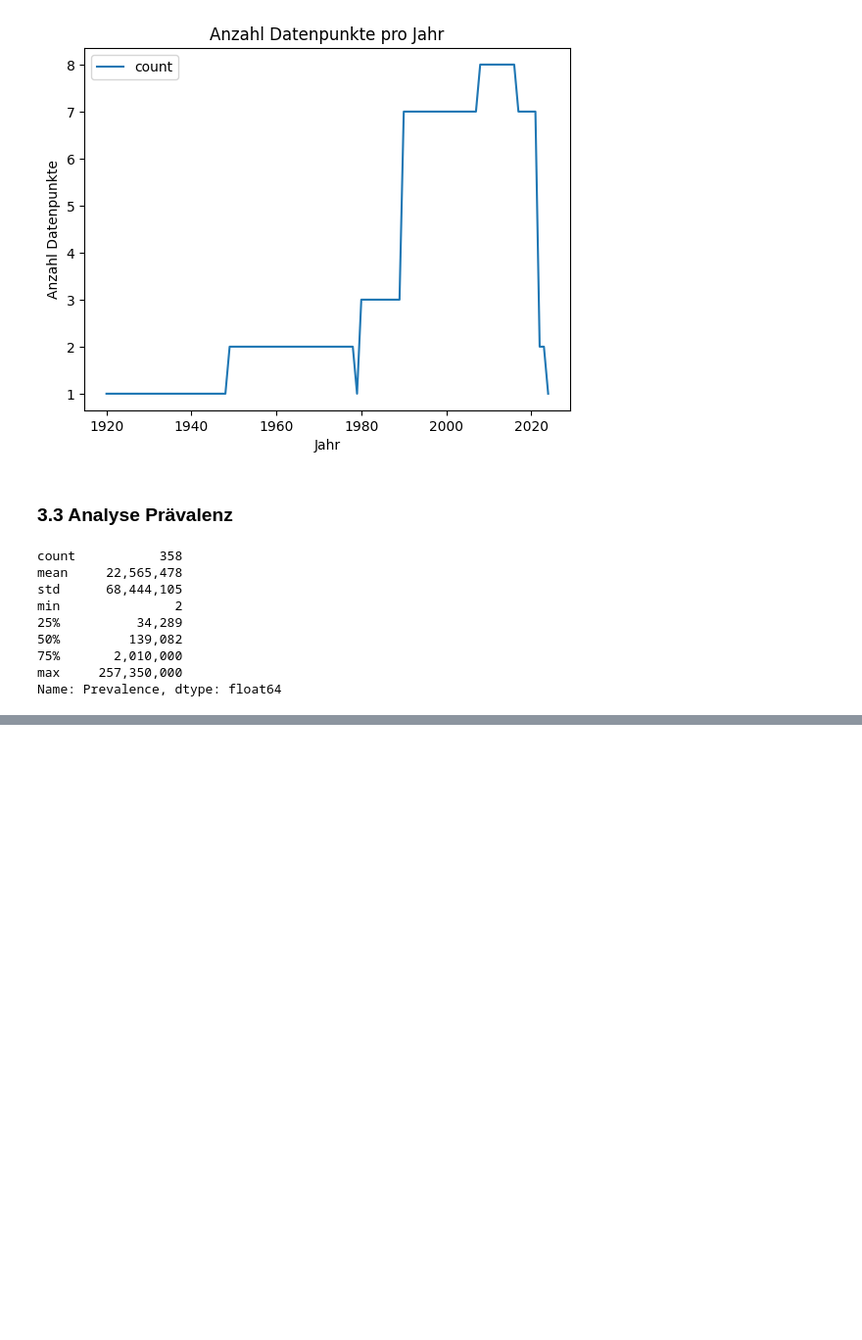
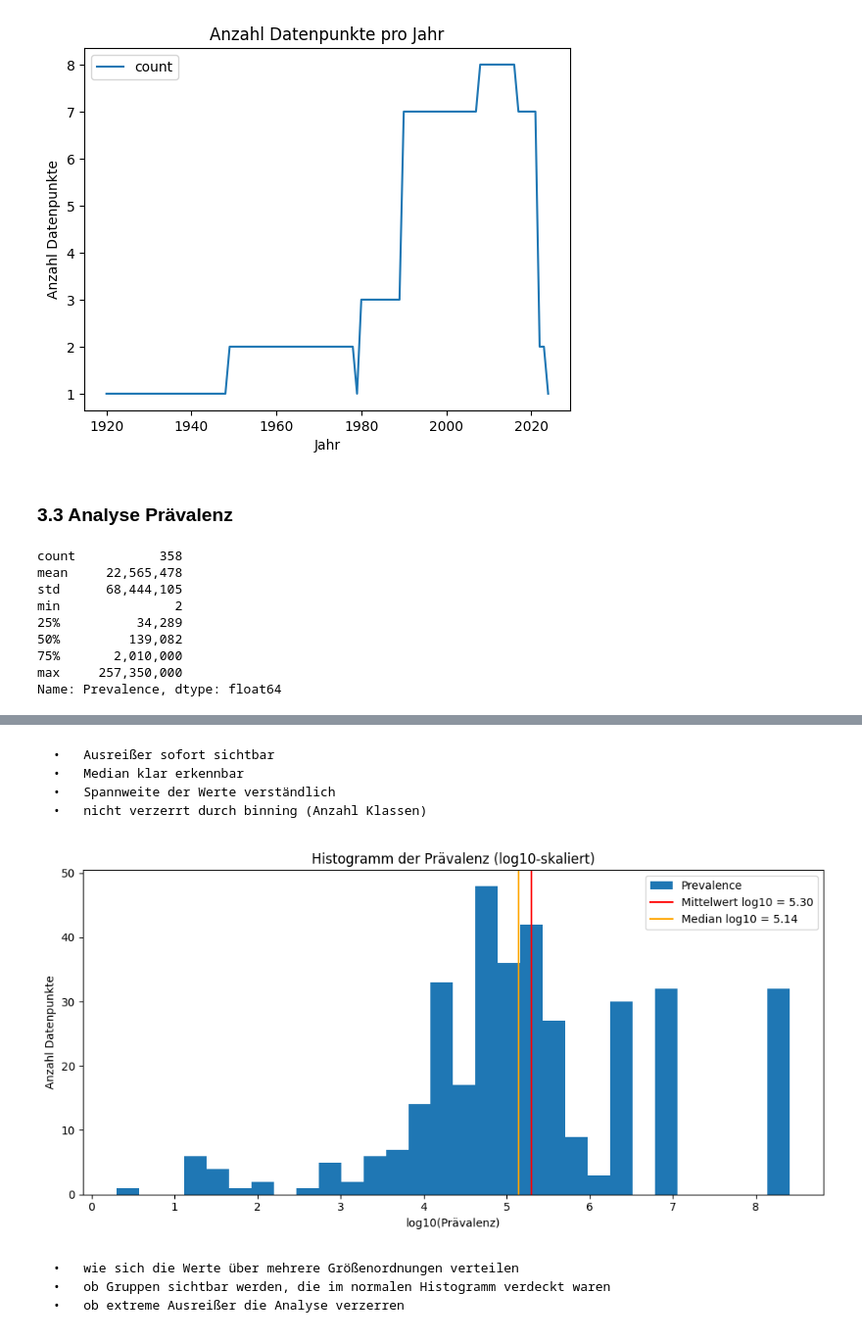
Before and after one commit to Retikulum94/Leistungsnachweis_2, a Jupyter notebook: Leistungsnachweis Infektionskrankheiten im Verlauf der Zeit.ipynb, the cells around one changed output, grey strips where cells are left out. Shown at 98% size. Drawn from its saved outputs; the diff is of its cells as text; code cells hidden in the pictures; blank space fills up the shorter version.

```diff
--- a/Leistungsnachweis Infektionskrankheiten im Verlauf der Zeit.ipynb
+++ b/Leistungsnachweis Infektionskrankheiten im Verlauf der Zeit.ipynb
@@ -150,0 +146,34 @@ g.legend()
+# %% [markdown]
+	•	Ausreißer sofort sichtbar
+	•	Median klar erkennbar
+	•	Spannweite der Werte verständlich
+	•	nicht verzerrt durch binning (Anzahl Klassen)
+# %%
+import matplotlib.pyplot as plt
+import numpy as np
+
+# Positive Werte auswählen (logarithmieren geht nicht für 0 oder negative Werte)
+prevalence_positive = df['Prevalence'][df['Prevalence'] > 0]
+
+# Logarithmiertes Histogramm
+g2 = np.log10(prevalence_positive).plot(kind='hist', bins=30,
+                                        title='Histogramm der Prävalenz (log10-skaliert)',
+                                        xlabel='log10(Prävalenz)',
+                                        ylabel='Anzahl Datenpunkte',
+                                        figsize=(10,5))
+
+mean_log = np.log10(prevalence_positive).mean()
+g2.axvline(x=mean_log, color='red', label=f'Mittelwert log10 = {mean_log:.2f}')
+
+median_log = np.log10(prevalence_positive).median()
+g2.axvline(x=median_log, color='orange', label=f'Median log10 = {median_log:.2f}')
+
+g2.legend()
+plt.tight_layout()
+plt.show()
+# %% [output]
+[figure, added]
+# %% [markdown]
+	•	wie sich die Werte über mehrere Größenordnungen verteilen
+	•	ob Gruppen sichtbar werden, die im normalen Histogramm verdeckt waren
+	•	ob extreme Ausreißer die Analyse verzerren
```
Also changed, not shown: parts of 1 cell of this notebook.
